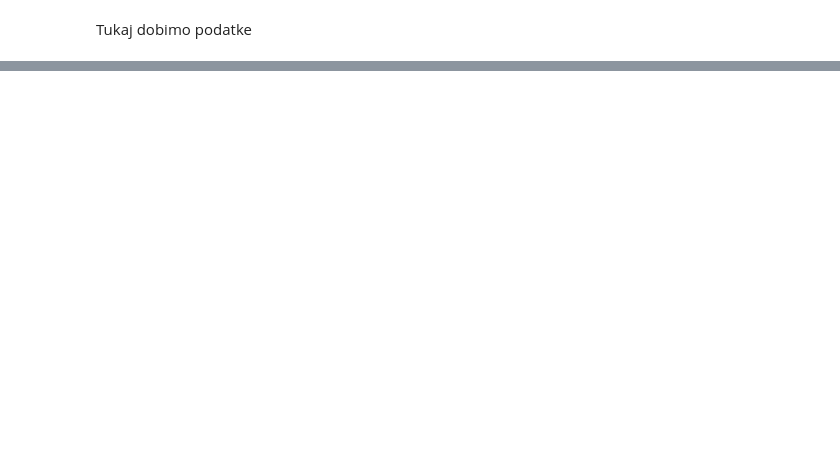
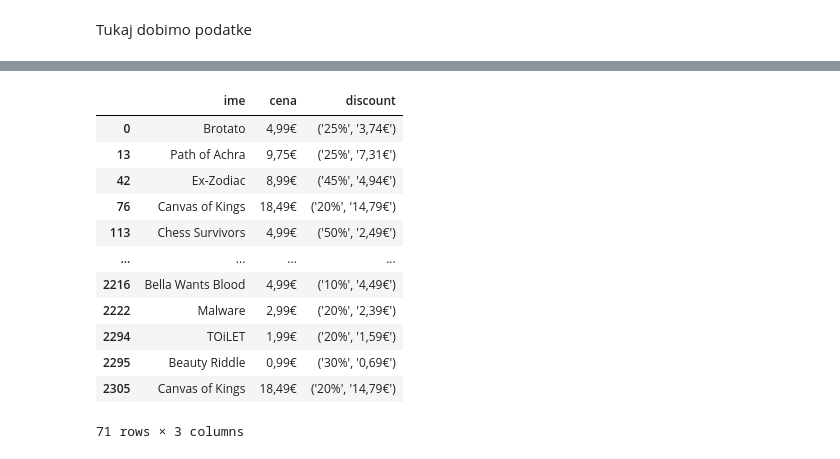
Before and after one commit to MatejFMF/GodotAnalizaPodatkov, a Jupyter notebook: analiza.ipynb, the cells around one changed output, grey strips where cells are left out. Drawn from its saved outputs; the diff is of its cells as text; code cells hidden in the pictures; blank space fills up the shorter version.

```diff
--- a/analiza.ipynb
+++ b/analiza.ipynb
@@ -29 +33,18 @@ podatki
 2044 rows × 13 columns
+# %%
+on_sale = podatki[podatki["discount"]!="No discount"]
+on_sale[["ime","cena","discount"]]
+# %% [output]
+|  | ime | cena | discount |
+| 0 | Brotato | 4,99€ | ('25%', '3,74€') |
+| 13 | Path of Achra | 9,75€ | ('25%', '7,31€') |
+| 42 | Ex-Zodiac | 8,99€ | ('45%', '4,94€') |
+| 76 | Canvas of Kings | 18,49€ | ('20%', '14,79€') |
+| 113 | Chess Survivors | 4,99€ | ('50%', '2,49€') |
+| ... | ... | ... | ... |
+| 2216 | Bella Wants Blood | 4,99€ | ('10%', '4,49€') |
+| 2222 | Malware | 2,99€ | ('20%', '2,39€') |
+| 2294 | TOiLET | 1,99€ | ('20%', '1,59€') |
+| 2295 | Beauty Riddle | 0,99€ | ('30%', '0,69€') |
+| 2305 | Canvas of Kings | 18,49€ | ('20%', '14,79€') |
+71 rows × 3 columns
```
Also changed, not shown: parts of 6 cells of this notebook.
